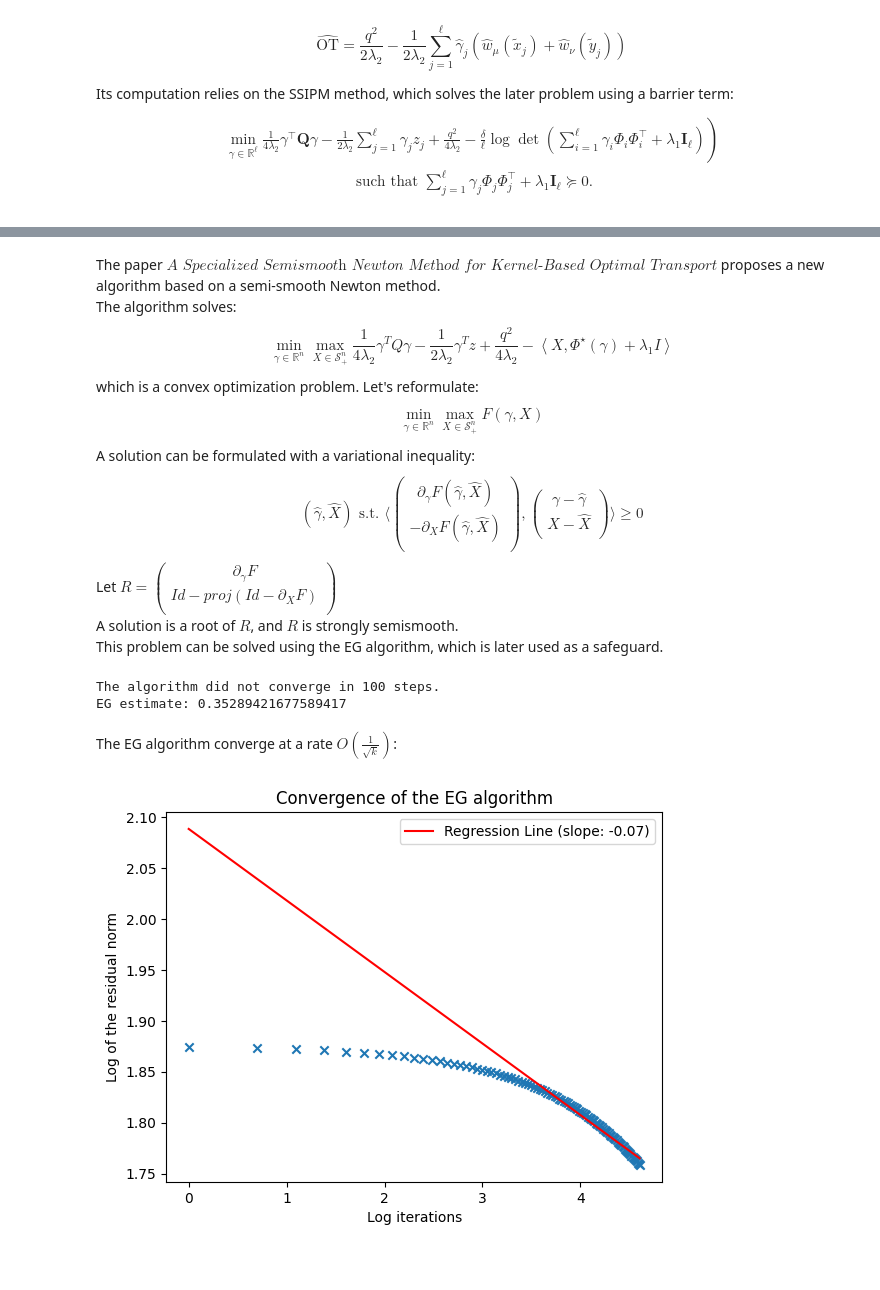
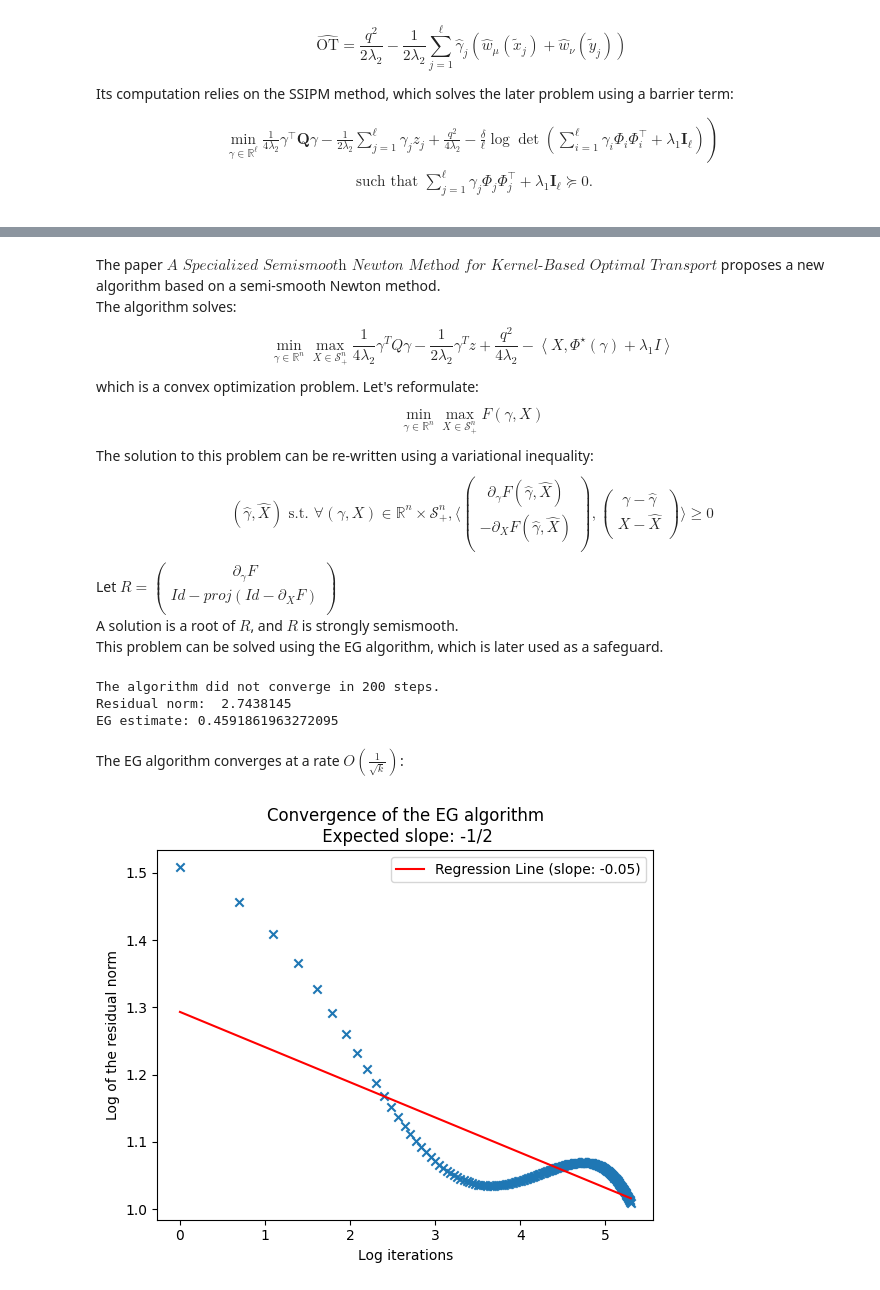
Before and after one commit to poloincognito/ot_ssn, a Jupyter notebook: final_notebook.ipynb, the cells around one changed output, grey strips where cells are left out. Cells and saved outputs as stored; diff of their text form; code cells hidden in the pictures; blank space fills up the shorter version.

Commit message:
Fix values, break rates

```diff
--- a/final_notebook.ipynb
+++ b/final_notebook.ipynb
@@ -163,9 +187,9 @@ $$
 \end{gathered}$$
 # %%
 # Samples
-dim, n_sample = 5, 200
+dim, n_sample, n_fill = 3, 300, 300
 
-rng = jax.random.PRNGKey(14)
+rng = jax.random.PRNGKey(37)
 rng1, rng2 = jax.random.split(rng)
 
 src = ott.tools.gaussian_mixture.gaussian.Gaussian.from_random(rng1,dim,stdev_mean=2e-1,stdev_cov=1e-2,ridge=0.5)
@@ -180,10 +204,3 @@ estimate_plugin = plugin_estimator(X,Y)
 
 # Entropic estimator
 estimate_entropic = entropic_estimator(X,Y)
-
-# Filling samples
-from sobol_seq import i4_sobol_generate
-n_fill = 5*n_sample # TO BE INVESTIGATED
-sob = i4_sobol_generate(2*dim, n_fill, skip=3000)
-X_fill = sob[:, :dim]
-Y_fill = sob[:, dim:]
@@ -269,8 +340,8 @@ $$ \min _{\gamma \in \mathbb{R}^n} \max _{X \in \mathcal{S}_{+}^n} \frac{1}{4 \l
 which is a convex optimization problem.
 Let's reformulate:
 $$ \min _{\gamma \in \mathbb{R}^n} \max _{X \in \mathcal{S}_{+}^n} F(\gamma,X) $$
-A solution can be formulated with a variational inequality:
-$$ (\hat{\gamma},\hat{X}) \text{ s.t. }
+The solution to this problem can be re-written using a variational inequality:
+$$ (\hat{\gamma},\hat{X}) \text{ s.t. } \forall (\gamma,X) \in \mathbb{R}^n \times \mathcal{S}_{+}^n ,
 \bigg\langle \begin{pmatrix}
 \partial_\gamma F (\hat{\gamma},\hat{X}) \\
 -\partial_X F (\hat{\gamma},\hat{X}) \\
@@ -290,38 +361,40 @@ A solution is a root of $R$, and $R$ is strongly semismooth.
 This problem can be solved using the EG algorithm, which is later used as a safeguard.
 # %%
 from ssn import KernelOT, get_gaussian_kernel_func
-bandwidth = 0.1
+bandwidth = (0.1/2)**0.5
 gaussian_kernel = get_gaussian_kernel_func(bandwidth)
-kot = KernelOT(X, Y, gaussian_kernel)
+kot = KernelOT(X, Y, gaussian_kernel, reg_strength=1e1)
 
 # A usecase of the EG algorithm
 N = n_sample + n_sample**2
 v0 = np.ones(N) / N
-w_eg,r_norms_eg = kot.run_eg(v0) # error=1e-2, max_iter=20, verbose=False
-ot_from_eg = kot.get_OT_from_gamma(w_eg[0])
+# L manually selected
+w_eg,r_norms_eg = kot.run_eg(v0, max_iter=200, L=1e2, verbose=False) # residual_norm=1e-2, max_iter=20, verbose=False
+ot_from_eg = 2*kot.get_OT_from_gamma(w_eg[0])
 
 # Result
 print(f"EG estimate: {ot_from_eg}")
 # %% [output]
-The algorithm did not converge in 100 steps.
-EG estimate: 0.35289421677589417
+The algorithm did not converge in 200 steps.
+Residual norm:  2.7438145
+EG estimate: 0.4591861963272095
 # %% [markdown]
-The EG algorithm converge at a rate $O(\frac{1}{\sqrt{k}})$:
+The EG algorithm converges at a rate $O(\frac{1}{\sqrt{k}})$:
 # %%
 # Plot
 x = np.log(np.arange(len(r_norms_eg))+1)
 y = np.log(r_norms_eg)
 plt.scatter(x,y, marker='x')
 
-burn = 30
+burn = 0 # int(len(r_norms_eg)/2)
 m, b = np.polyfit(x[burn:], y[burn:], 1)
 plt.plot(x, m*x + b, color='red', label=f'Regression Line (slope: {m:.2f})')
 plt.legend()
 
-plt.title("Convergence of the EG algorithm")
+plt.title("Convergence of the EG algorithm\n Expected slope: -1/2")
 plt.xlabel("Log iterations")
 plt.ylabel("Log of the residual norm")
 plt.show()
 # %% [output]
-[figure, old version]
+[figure, new version]
 # %% [markdown]
```
Also changed, not shown: parts of 13 cells of this notebook, 4 other files.
